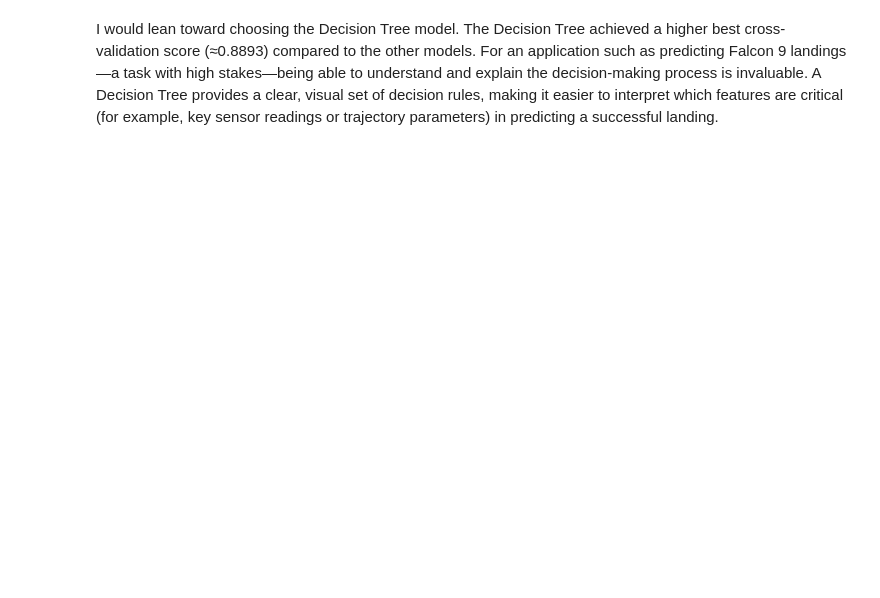
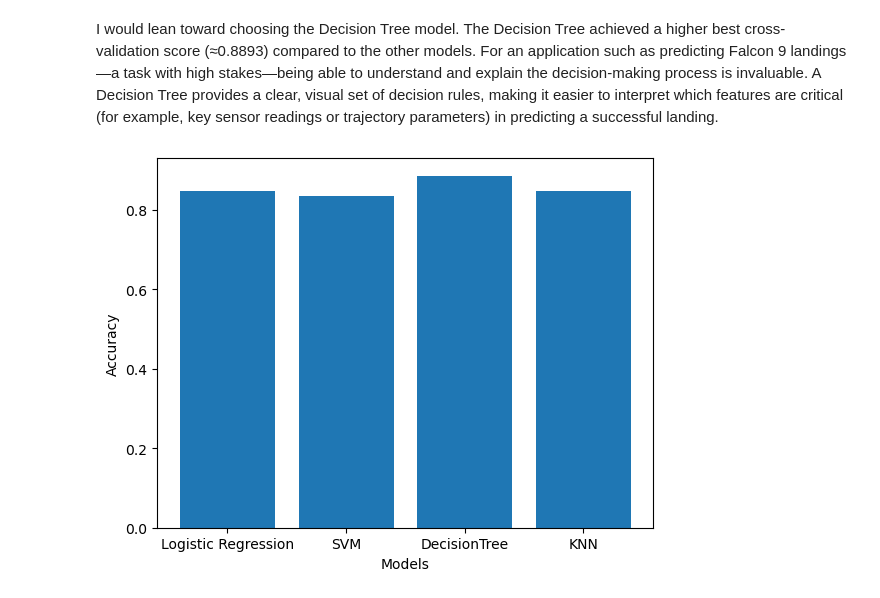
Before and after one commit to zahra-ahmadbeigloo/Predict-Falcon9-Landing, a Jupyter notebook: SpaceX.ipynb, the cells around one changed output. Saved outputs shown, nothing was run; the diff lists cells and outputs as text; code cells hidden in the pictures; blank space fills up the shorter version.

```diff
--- a/SpaceX.ipynb
+++ b/SpaceX.ipynb
@@ -1109,3 +1156,14 @@ Best Score: 0.8482142857142858
 Test-set Score: 0.8333333333333334
 # %% [markdown]
 I would lean toward choosing the Decision Tree model. The Decision Tree achieved a higher best cross-validation score (≈0.8893) compared to the other models. For an application such as predicting Falcon 9 landings—a task with high stakes—being able to understand and explain the decision-making process is invaluable. A Decision Tree provides a clear, visual set of decision rules, making it easier to interpret which features are critical (for example, key sensor readings or trajectory parameters) in predicting a successful landing.
+# %%
+a = ["Logistic Regression", "SVM", "DecisionTree", "KNN"]
+b = [logreg_cv.best_score_, svm_cv.best_score_, tree_cv.best_score_, knn_cv.best_score_]
+dic = {"Model":a, "Accuracy":b}
+la = pd.DataFrame(dic)
+plt.bar(la["Model"], la["Accuracy"])
+plt.xlabel("Models")
+plt.ylabel("Accuracy")
+plt.show()
+# %% [output]
+[figure, added]
```
Also changed, not shown: parts of 35 cells of this notebook.
